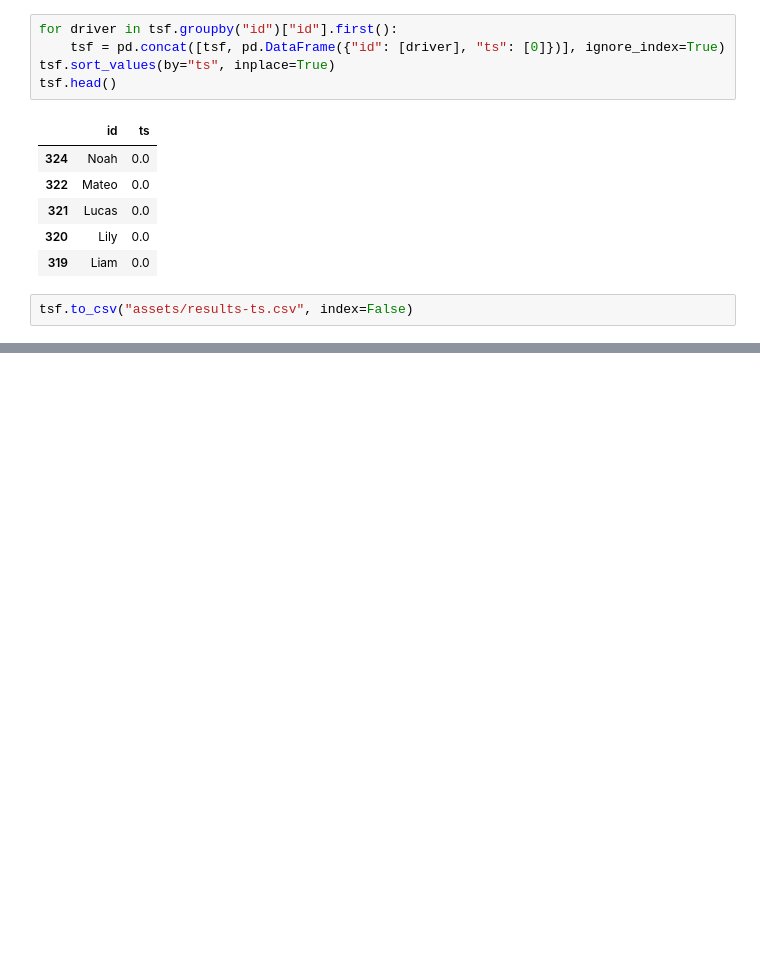
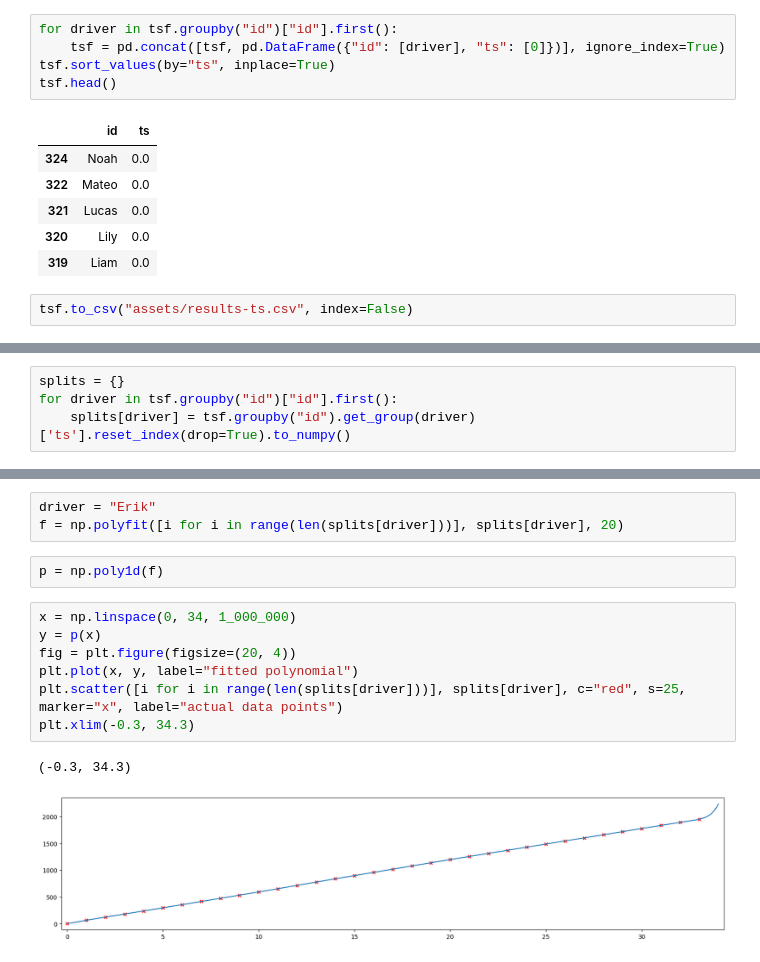
Before and after one commit to erikgoldenstein/go-kart, a Jupyter notebook: gokart-analysis.ipynb, the cells around one changed output, grey strips where cells are left out. Cells and saved outputs as stored; diff of their text form; blank space fills up the shorter version.

Commit message:
added polyfit logic, works semi good

```diff
--- a/gokart-analysis.ipynb
+++ b/gokart-analysis.ipynb
@@ -246,0 +248,4 @@ tsf.groupby("id").count().sort_values("ts", ascending=False).rename(columns={"ts
+# %%
+splits = {}
+for driver in tsf.groupby("id")["id"].first():
+    splits[driver] = tsf.groupby("id").get_group(driver)['ts'].reset_index(drop=True).to_numpy()
@@ -246,0 +261,15 @@ tsf.groupby("id").count().sort_values("ts", ascending=False).rename(columns={"ts
+# %%
+driver = "Erik"
+f = np.polyfit([i for i in range(len(splits[driver]))], splits[driver], 20)
+# %%
+p = np.poly1d(f)
+# %%
+x = np.linspace(0, 34, 1_000_000)
+y = p(x)
+fig = plt.figure(figsize=(20, 4))
+plt.plot(x, y, label="fitted polynomial")
+plt.scatter([i for i in range(len(splits[driver]))], splits[driver], c="red", s=25, marker="x", label="actual data points")
+plt.xlim(-0.3, 34.3)
+# %% [output]
+(-0.3, 34.3)
+[figure, added]
```
Also changed, not shown: parts of 19 cells of this notebook.
